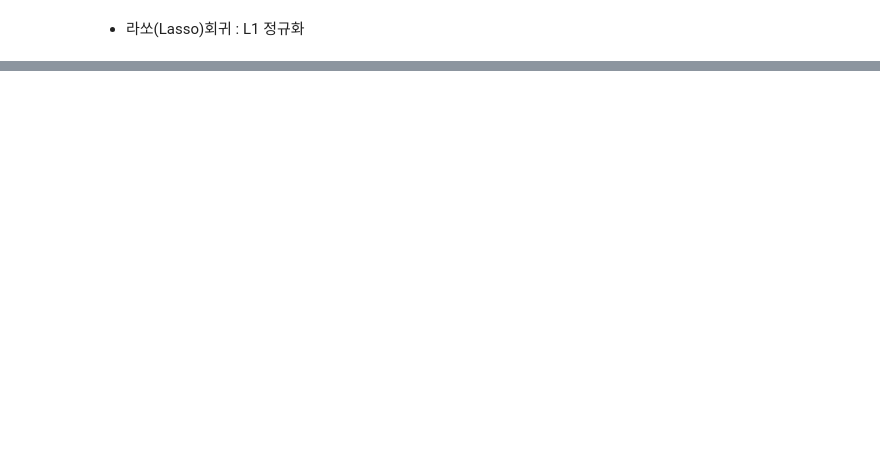
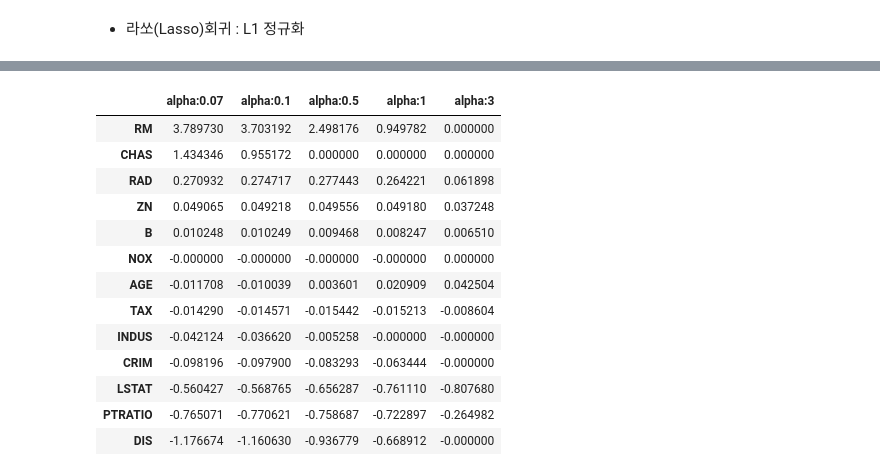
Before and after one commit to jonggu12/exam, a Jupyter notebook: 06.머신러닝/08. 보스턴 주택가격예측(회귀)/08. 보스턴 주택가격예측(회귀).ipynb, the cells around one changed output, grey strips where cells are left out. Cells and saved outputs as stored; diff of their text form; code cells hidden in the pictures; blank space fills up the shorter version.

```diff
--- a/06.머신러닝/08. 보스턴 주택가격예측(회귀)/08. 보스턴 주택가격예측(회귀).ipynb
+++ b/06.머신러닝/08. 보스턴 주택가격예측(회귀)/08. 보스턴 주택가격예측(회귀).ipynb
@@ -303,2 +328,34 @@ for pos, alpha in enumerate(alphas):
 # %% [markdown]
 * 라쏘(Lasso)회귀 : L1 정규화
+# %%
+from sklearn.linear_model import Ridge, Lasso, ElasticNet
+from sklearn.model_selection import cross_val_score
+import numpy as np
+import pandas as pd
+
+def get_linear_reg_eval(model_name, params=None, X_data_n=None, y_target_n=None, verbose=True, return_coeff=True):
+    coeff_df = pd.DataFrame()
+
+    if verbose:
+        print('########', model_name, '########')
+
+    for param in params:
+        if model_name == 'Ridge':
+            model = Ridge(alpha=param)
+        elif model_name == 'Lasso':
+            model = Lasso(alpha=param)
+        elif model_name == 'ElasticNet':
+            model = ElasticNet(alpha=param, l1_ratio=0.7)
+
+        neg_mse_scores = cross_val_score(model, X_data_n, y_target_n, scoring="neg_mean_squared_error", cv=5)
+        avg_rmse = np.mean(np.sqrt(-1 * neg_mse_scores))
+        print('alpha {0}일 때 5 폴드 세트의 평균 RMSE: {1:.3f}'.format(param, avg_rmse))
+
+        model.fit(X_data_n, y_target_n)
+
+        if return_coeff:
+            coeff = pd.Series(data=model.coef_, index=X_data_n.columns)
+            colname = 'alpha:' + str(param)
+            coeff_df[colname] = coeff
+
+    return coeff_df
@@ -304,0 +372,18 @@ for pos, alpha in enumerate(alphas):
+# %%
+sort_column = 'alpha:'+str(lasso_alphas[0])
+coeff_lasso_df.sort_values(by=sort_column,ascending=False)
+# %% [output]
+|  | alpha:0.07 | alpha:0.1 | alpha:0.5 | alpha:1 | alpha:3 |
+| RM | 3.789730 | 3.703192 | 2.498176 | 0.949782 | 0.000000 |
+| CHAS | 1.434346 | 0.955172 | 0.000000 | 0.000000 | 0.000000 |
+| RAD | 0.270932 | 0.274717 | 0.277443 | 0.264221 | 0.061898 |
+| ZN | 0.049065 | 0.049218 | 0.049556 | 0.049180 | 0.037248 |
+| B | 0.010248 | 0.010249 | 0.009468 | 0.008247 | 0.006510 |
+| NOX | -0.000000 | -0.000000 | -0.000000 | -0.000000 | 0.000000 |
+| AGE | -0.011708 | -0.010039 | 0.003601 | 0.020909 | 0.042504 |
+| TAX | -0.014290 | -0.014571 | -0.015442 | -0.015213 | -0.008604 |
+| INDUS | -0.042124 | -0.036620 | -0.005258 | -0.000000 | -0.000000 |
+| CRIM | -0.098196 | -0.097900 | -0.083293 | -0.063444 | -0.000000 |
+| LSTAT | -0.560427 | -0.568765 | -0.656287 | -0.761110 | -0.807680 |
+| PTRATIO | -0.765071 | -0.770621 | -0.758687 | -0.722897 | -0.264982 |
+| DIS | -1.176674 | -1.160630 | -0.936779 | -0.668912 | -0.000000 |
```
Also changed, not shown: parts of 3 cells of this notebook, 1 other file.
